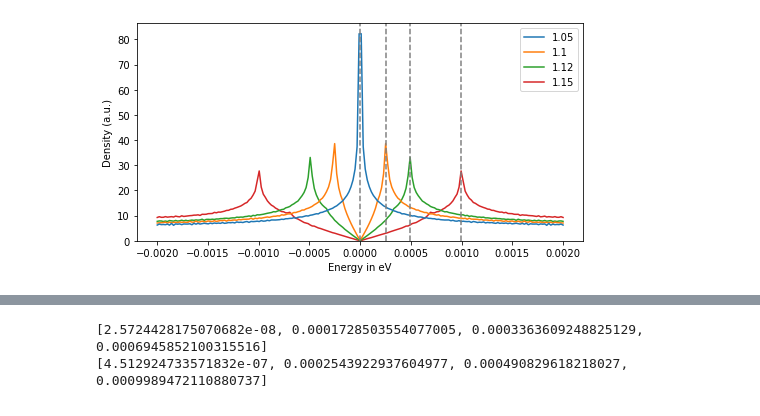
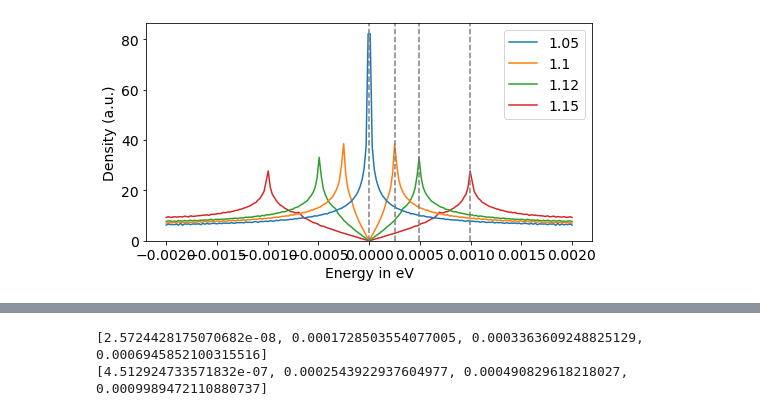
Before and after one commit to aravindhshankar/KondoVHS, a Jupyter notebook: KDEplotter.ipynb, the cells around one changed output, grey strips where cells are left out. Drawn from its saved outputs; the diff is of its cells as text; code cells hidden in the pictures.

```diff
--- a/KDEplotter.ipynb
+++ b/KDEplotter.ipynb
@@ -41,15 +41,16 @@ for angle in angles:
     ser = np.array([-1*toflip[::-1]] + [toflip]).flatten()
     df[colname] = pd.Series(ser)
 # %%
+plt.rcParams.update({'font.size': 14})
 cutoff = 0.002
 sns.kdeplot(data = df, clip = (-cutoff,cutoff), bw_adjust=0.004)
 ax = plt.gca()
 for Ev in Evs:
     ax.axvline(Ev, ls = '--', c='gray')
 ax.set_xlabel('Energy in eV')
 ax.set_ylabel('Density (a.u.)')
 fig = plt.gcf()
 fig.set_figwidth(8)
-plt.savefig('FigsPaper/HistogramDOS.pdf')
+plt.savefig('FigsPaper/BiggerFontHistogramDOS.pdf')
 # %% [output]
-[figure, old version]
+[figure, new version]
```
Also changed, not shown: parts of 2 cells of this notebook, 5 other files.
